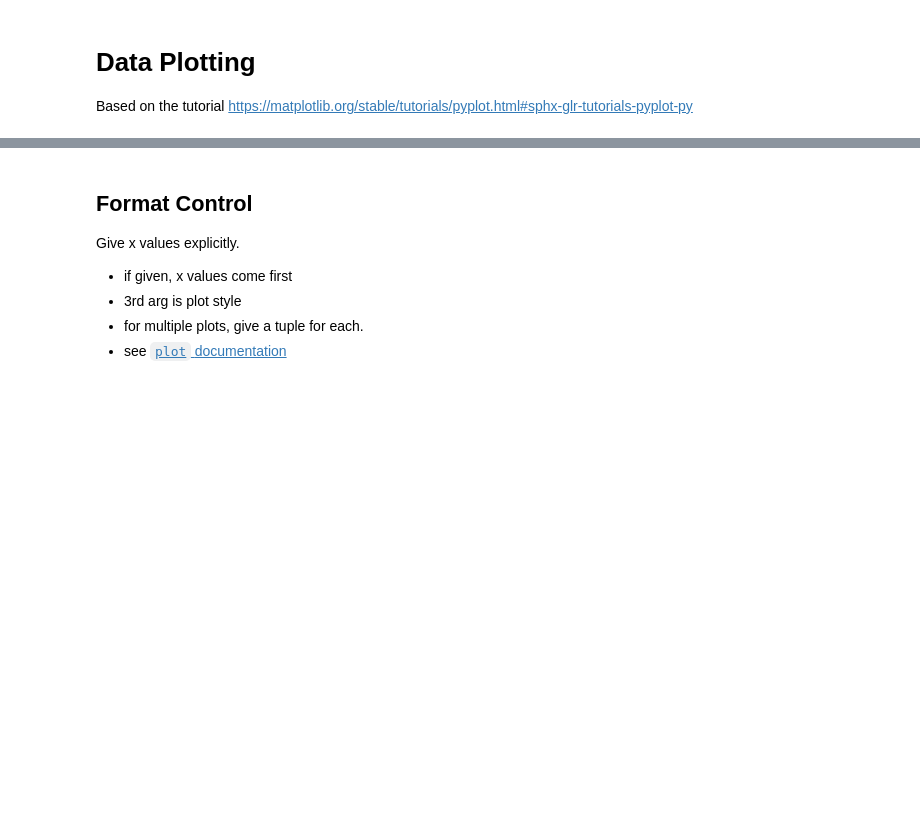
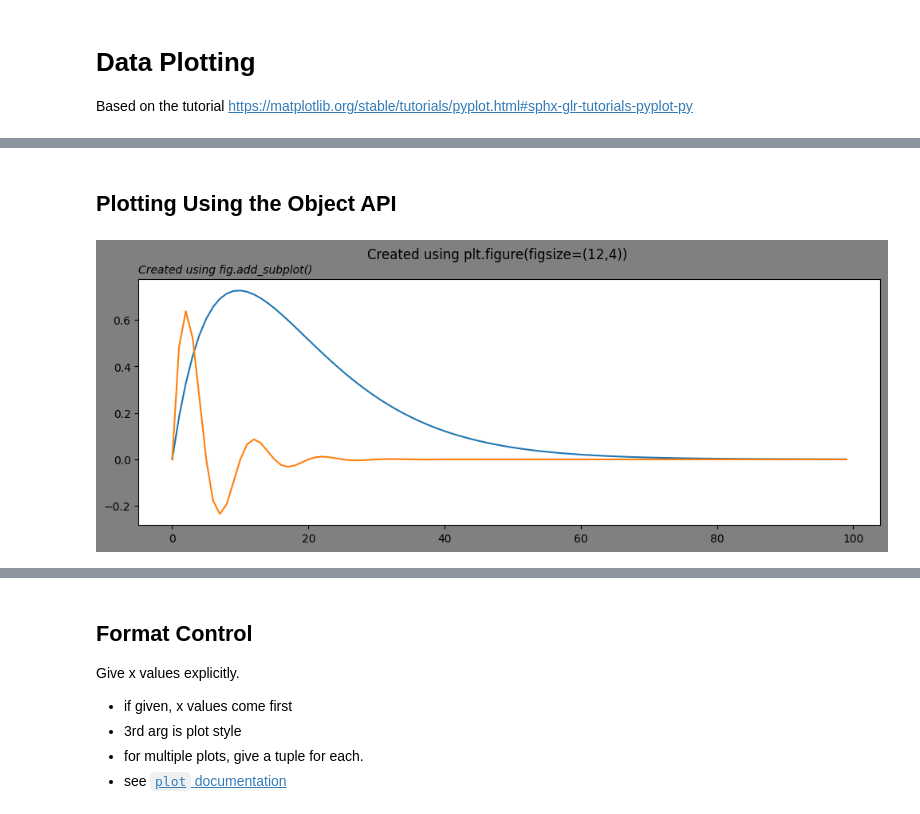
Before and after one commit to ghst659/sml00, a Jupyter notebook: mpl_data.ipynb, the cells around one changed output, grey strips where cells are left out. Cells and saved outputs as stored; diff of their text form; code cells hidden in the pictures; blank space fills up the shorter version.

Commit message:
Exploring the matplotlib interface.

```diff
--- a/mpl_data.ipynb
+++ b/mpl_data.ipynb
@@ -14,6 +14,4 @@ Single data column of y values, assumes x values.
 # %%
-y = [1, 4, 9, 16, 25]
-plt.plot(y)  # x values not given, pyplot assumes [0, 1, 2, 3, 4]
-plt.ylabel('squares')
-# display the plot
-plt.show()
+x = np.arange(100)
+y = np.exp(-x/10) * np.tanh(x / 50) * 10
+z = np.exp(-x/5) * np.sin(np.pi * x / 5)
@@ -19,0 +27,14 @@ plt.show()
+# %% [markdown]
+## Plotting Using the Object API
+# %%
+# 1. Create a Figure - the matplotlib.pyplot (plt) interface spins up the Backend.
+fig = plt.figure(figsize=(12,4), facecolor="grey")
+fig.suptitle("Created using plt.figure(figsize=(12,4))")
+# 2. Add an Axes (Artist) to the figure.
+axes = fig.add_subplot()
+axes.set_title("Created using fig.add_subplot()", loc="left", fontstyle="oblique", fontsize="medium")
+# 3. Add 2 Line2D to the axes https://matplotlib.org/stable/api/_as_gen/matplotlib.lines.Line2D.html#matplotlib.lines.Line2D
+y_chart = axes.plot(x, y)
+z_chart = axes.plot(x, z)
+# %% [output]
+[figure, added]
```
Also changed, not shown: parts of 5 cells of this notebook.
